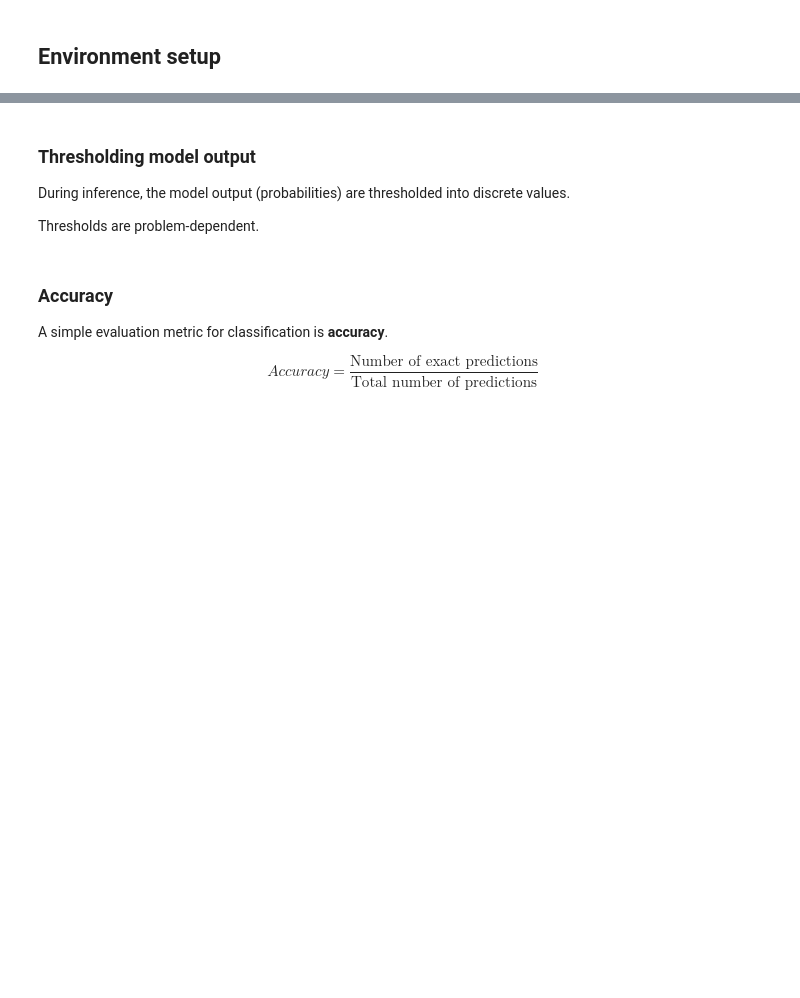
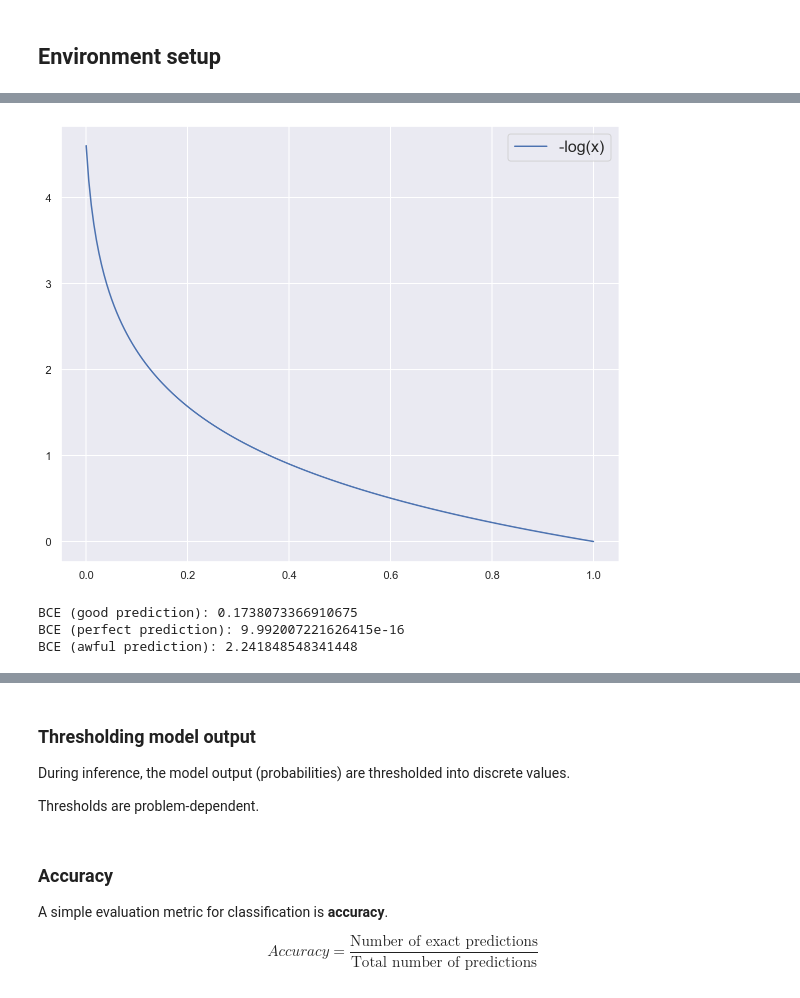
Before and after one commit to bpesquet/mlhandbook, a Jupyter notebook: fundamentals/assessing_results.ipynb, the cells around one changed output, grey strips where cells are left out. Saved outputs shown, nothing was run; the diff lists cells and outputs as text; code cells hidden in the pictures; blank space fills up the shorter version.

```diff
--- a/fundamentals/assessing_results.ipynb
+++ b/fundamentals/assessing_results.ipynb
@@ -139,0 +112,28 @@ MAE (less sensitive to outliers) and MSE can also be used.
+# %%
+# Plot -log(x) for x in [0,1]
+x = np.linspace(0.01, 1, 200)
+plt.plot(z, -np.log(x), label="-log(x)")
+plt.legend(fontsize=16)
+plt.show()
+# %% [output]
+[figure, added]
+# %%
+y_true = [0, 0, 1, 1]
+
+# [.9, .1] means 90% probability that the first sample has label 0: prediction is 0.1
+y_pred = [[0.9, 0.1], [0.8, 0.2], [0.3, 0.7], [0.01, 0.99]]
+bce = log_loss(y_true, y_pred)
+assert bce == -(np.log(0.9) + np.log(0.8) + np.log(0.7) + np.log(0.99)) / 4
+print(f"BCE (good prediction): {bce}")
+
+# Perfect prediction
+y_pred = [[1, 0], [1, 0], [0, 1], [0, 1]]
+print(f"BCE (perfect prediction): {log_loss(y_true, y_pred)}")
+
+# Awful prediction
+y_pred = [[0.1, 0.9], [0.15, 0.85], [0.83, 0.17], [0.95, 0.05]]
+print(f"BCE (awful prediction): {log_loss(y_true, y_pred)}")
+# %% [output]
+BCE (good prediction): 0.1738073366910675
+BCE (perfect prediction): 9.992007221626415e-16
+BCE (awful prediction): 2.241848548341448
```
Also changed, not shown: parts of 40 cells of this notebook.
